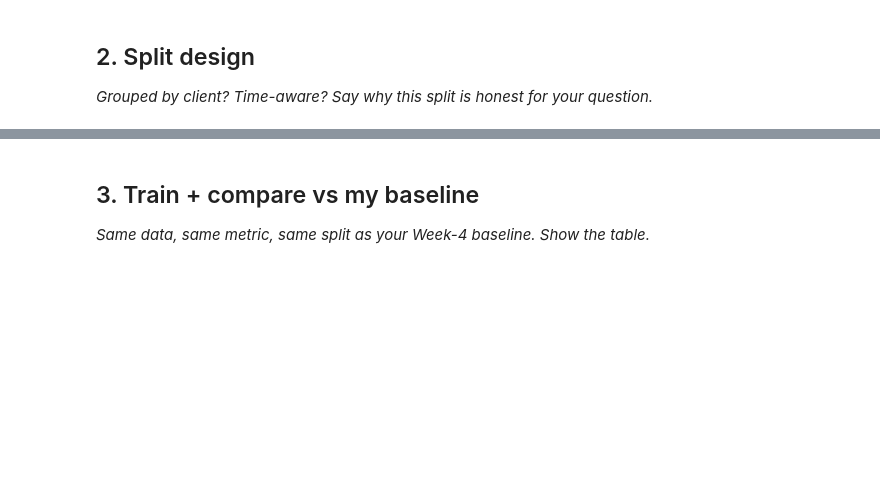
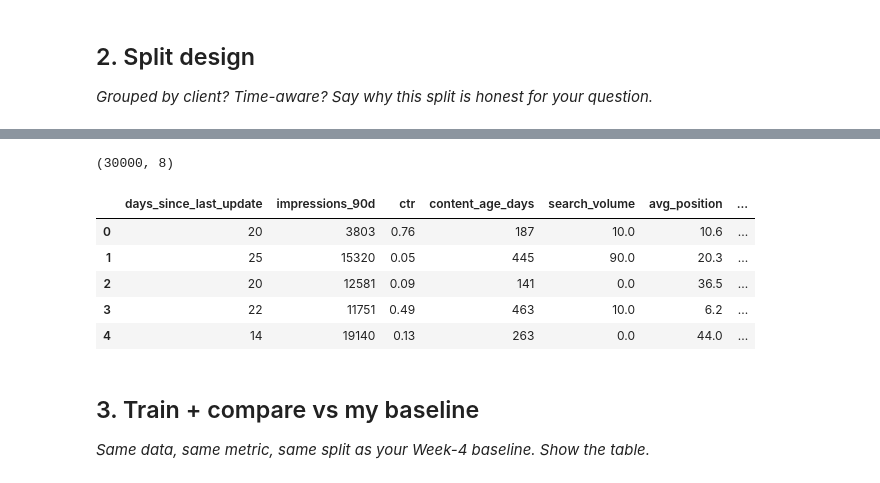
Before and after one commit to Samia2310/flyrank-assignment1-week1, a Jupyter notebook: work/notebooks/w05_model.ipynb, the cells around one changed output, grey strips where cells are left out. Saved outputs shown, nothing was run; the diff lists cells and outputs as text; code cells hidden in the pictures; blank space fills up the shorter version.

```diff
--- a/work/notebooks/w05_model.ipynb
+++ b/work/notebooks/w05_model.ipynb
@@ -23,3 +37,58 @@ This skeleton is yours to fill. Work the sections **in order** — each one has
+# %%
+import pandas as pd
+
+# Load dataset
+df = pd.read_csv("content_refresh_anonymized.csv")
+
+# --------------------------
+# Recreate Week-4 baseline
+# --------------------------
+
+df["stale"] = (df["days_since_last_update"] >= 180).astype(int)
+df["visible"] = (df["impressions_90d"] >= 500).astype(int)
+df["low_ctr"] = (df["ctr"] < 1.0).astype(int)
+
+df["baseline_score"] = (
+    df["stale"] * 2 +
+    df["visible"] * 2 +
+    df["low_ctr"]
+)
+
+def action(score):
+    if score >= 5:
+        return "Refresh Immediately"
+    elif score >= 3:
+        return "Review Soon"
+    else:
+        return "Monitor"
+
+df["action"] = df["baseline_score"].apply(action)
+
+# Historical features only
+features = [
+    "days_since_last_update",
+    "impressions_90d",
+    "ctr",
+    "content_age_days",
+    "search_volume",
+    "avg_position",
+    "engagement_rate",
+    "scroll_rate"
+]
+
+X = df[features].fillna(0)
+y = df["action"]
+
+print(X.shape)
+X.head()
+# %% [output]
+(30000, 8)
+|  | days_since_last_update | impressions_90d | ctr | content_age_days | search_volume | avg_position | ... |
+| 0 | 20 | 3803 | 0.76 | 187 | 10.0 | 10.6 | ... |
+| 1 | 25 | 15320 | 0.05 | 445 | 90.0 | 20.3 | ... |
+| 2 | 20 | 12581 | 0.09 | 141 | 0.0 | 36.5 | ... |
+| 3 | 22 | 11751 | 0.49 | 463 | 10.0 | 6.2 | ... |
+| 4 | 14 | 19140 | 0.13 | 263 | 0.0 | 44.0 | ... |
 # %% [markdown]
 ## 3. Train + compare vs my baseline
 
```
Also changed, not shown: parts of 11 cells of this notebook.
